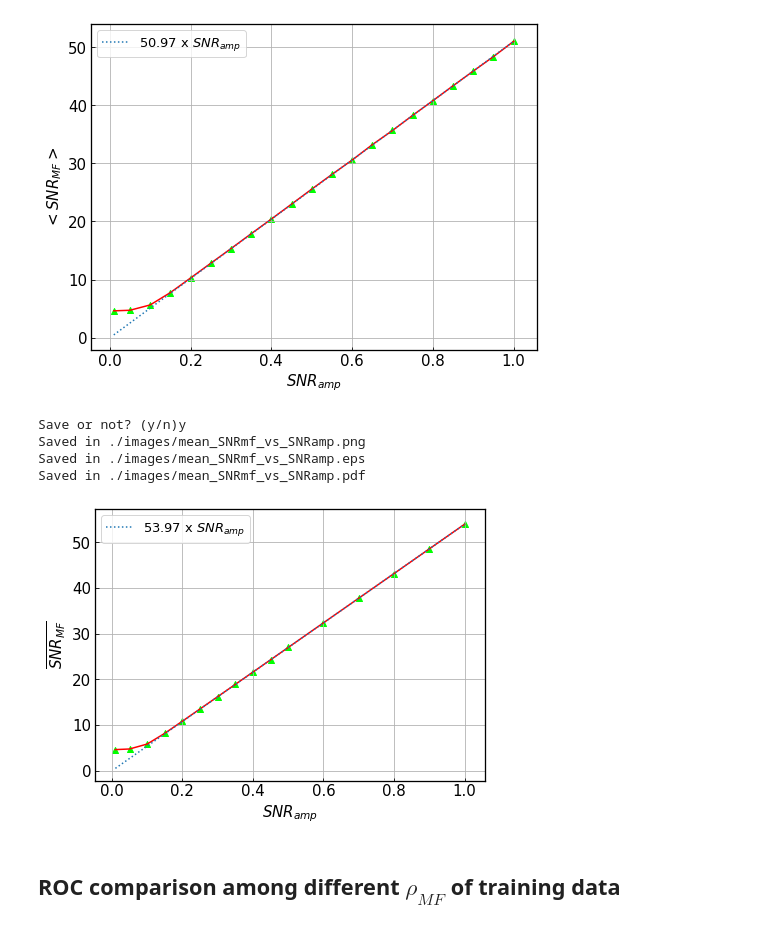
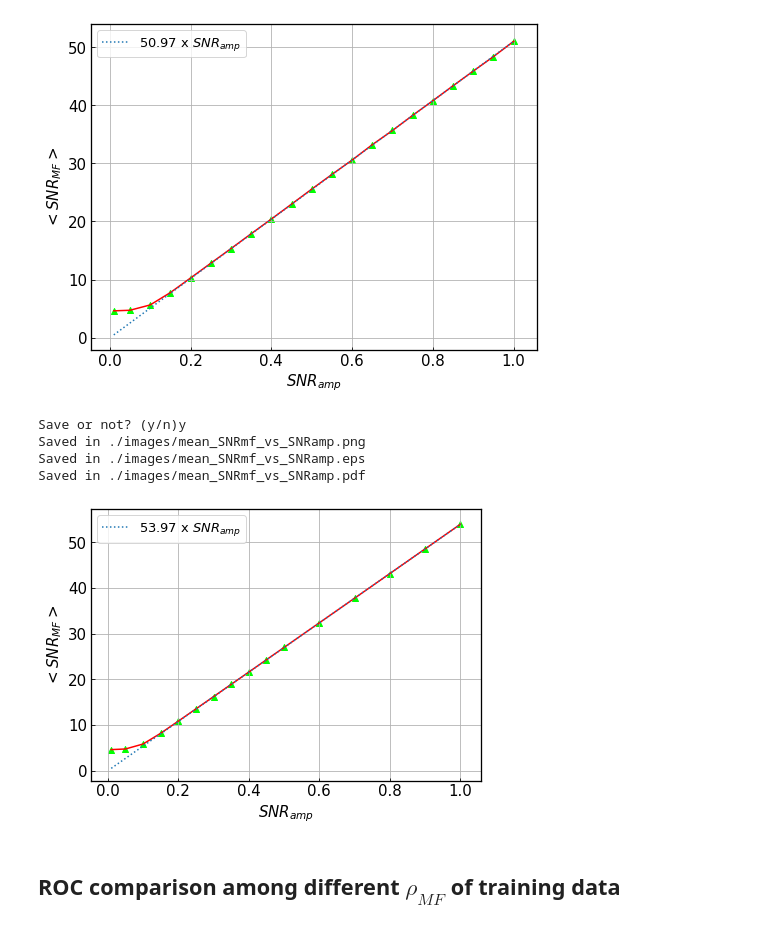
Before and after one commit to iphysresearch/Python4GW, a Jupyter notebook: PLOT.ipynb, the cells around one changed output. Saved outputs shown, nothing was run; the diff lists cells and outputs as text; code cells hidden in the pictures.

```diff
--- a/PLOT.ipynb
+++ b/PLOT.ipynb
@@ -308,35 +312,35 @@ Saved in ./images/snr_mf_vs_snr_amp.eps
 # %%
 snr_mf = np.load('./images/data/test_mf_dict.npy').tolist()
 SNR_list = [1, 0.9, 0.8, 0.7, 0.6, 0.5, 0.45, 0.4, 0.35, 0.3, 0.25, 0.2, 0.15, 0.1, 0.05, 0.01]
 snr_mf_mean = []
 for snr in SNR_list:
     snr_mf_mean.append(np.mean(snr_mf['%s' %int(snr*100)]))
 
 plt.figure(figsize=(7,5))
 plt.plot(SNR_list[::-1], snr_mf_mean[::-1], 'r-')
 plt.plot(SNR_list[::-1], np.array(SNR_list[::-1]) * snr_mf_mean[0], ls='dotted', label = r'%.2f x $SNR_{amp}$' %snr_mf_mean[0])
 plt.scatter(SNR_list[::-1], snr_mf_mean[::-1],marker='^', c='lime')
 plt.xlabel(r'$SNR_{amp}$')
-plt.ylabel(r'$\overline{SNR_{MF}}$')
+plt.ylabel(r'$<SNR_{MF}>$')
 plt.legend()
 plt.grid()
 # plt.legend(loc='upper right')
 
 if input('Save or not? (y/n)') == 'y':
     save_address = './images/'
     name = 'mean_SNRmf_vs_SNRamp'
     for imgtype in ['.png','.eps','.pdf']:
         plt.savefig(save_address + name + imgtype, dpi = 300, bbox_inches = 'tight')
         print('Saved in '+save_address+ name + imgtype)
 else:
     pass
 plt.show()
 # %% [output]
 Save or not? (y/n)y
 Saved in ./images/mean_SNRmf_vs_SNRamp.png
 Saved in ./images/mean_SNRmf_vs_SNRamp.eps
 Saved in ./images/mean_SNRmf_vs_SNRamp.pdf
-[figure, old version]
+[figure, new version]
 # %% [markdown]
 ## ROC comparison among different $\rho_{MF}$ of training data
 # %%
```
Also changed, not shown: parts of 2 cells of this notebook, 8 other files.
